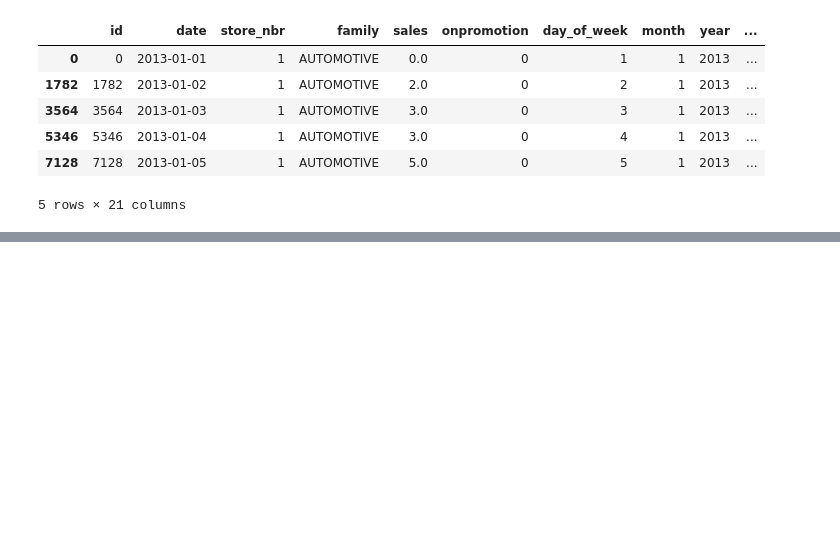
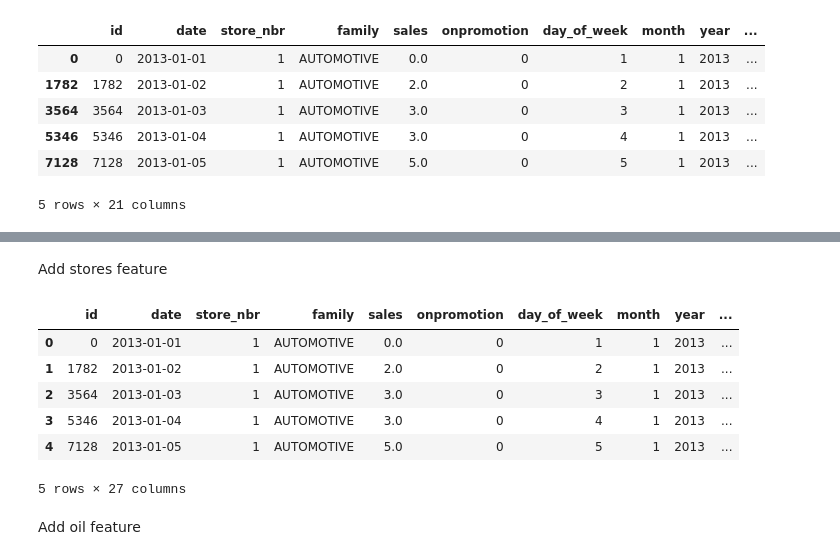
Before and after one commit to tharmpholsri/store-sales-forecasting, a Jupyter notebook: feature_engineering.ipynb, the cells around one changed output, grey strips where cells are left out. Drawn from its saved outputs; the diff is of its cells as text; code cells hidden in the pictures; blank space fills up the shorter version.

```diff
--- a/feature_engineering.ipynb
+++ b/feature_engineering.ipynb
@@ -227,0 +239,5 @@ df.head()
+# %%
+df["sales_rolling_std_7"] = (
+    df.groupby(["store_nbr","family"])["sales"]
+    .transform(lambda x: x.shift(1).rolling(7).std())
+)
@@ -227,0 +254,5 @@ df.head()
+# %%
+df["promo_lag_7"] = (
+    df.groupby(["store_nbr","family"])["onpromotion"]
+    .shift(7)
+)
@@ -227,0 +271,3 @@ df.head()
+# %%
+df["family"] = df["family"].astype("category")
+df.head()
@@ -227,0 +282,16 @@ df.head()
+# %% [markdown]
+Add stores feature
+# %%
+df_stores = pd.read_csv("/Users/tharmmm/Documents/store_sale_project/store-sales-time-series-forecasting/stores.csv")
+df = df.merge(df_stores, on="store_nbr", how="left")
+df.head()
+# %% [output]
+|  | id | date | store_nbr | family | sales | onpromotion | day_of_week | month | year | ... |
+| 0 | 0 | 2013-01-01 | 1 | AUTOMOTIVE | 0.0 | 0 | 1 | 1 | 2013 | ... |
+| 1 | 1782 | 2013-01-02 | 1 | AUTOMOTIVE | 2.0 | 0 | 2 | 1 | 2013 | ... |
+| 2 | 3564 | 2013-01-03 | 1 | AUTOMOTIVE | 3.0 | 0 | 3 | 1 | 2013 | ... |
+| 3 | 5346 | 2013-01-04 | 1 | AUTOMOTIVE | 3.0 | 0 | 4 | 1 | 2013 | ... |
+| 4 | 7128 | 2013-01-05 | 1 | AUTOMOTIVE | 5.0 | 0 | 5 | 1 | 2013 | ... |
+5 rows × 27 columns
+# %% [markdown]
+Add oil feature
```
Also changed, not shown: parts of 31 cells of this notebook.
